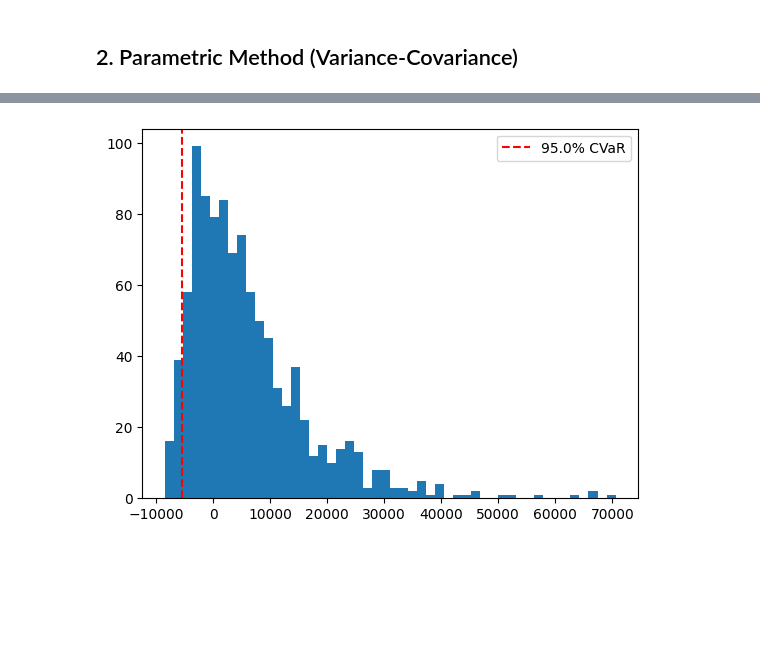
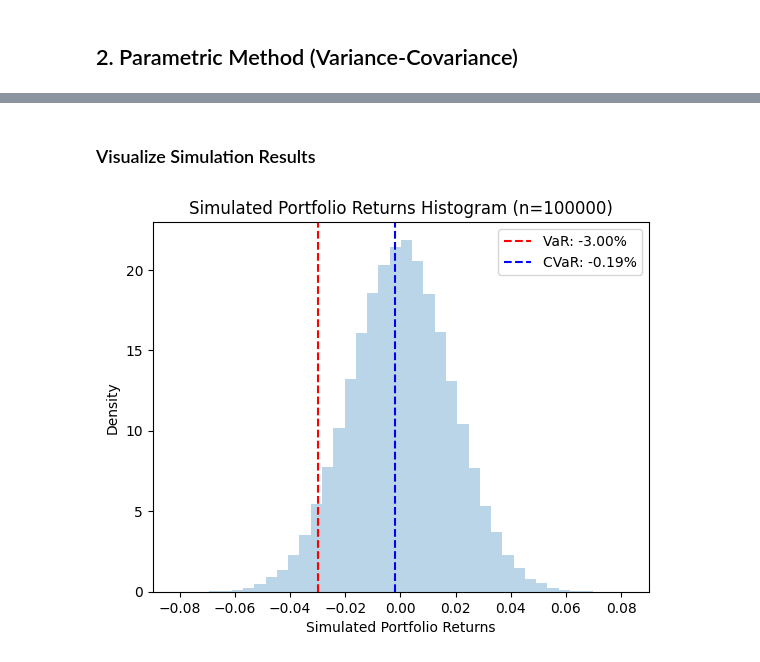
Before and after one commit to caesarw0/CVAR_analysis, a Jupyter notebook: VAR_CVAR_simple.ipynb, the cells around one changed output, grey strips where cells are left out. Drawn from its saved outputs; the diff is of its cells as text; code cells hidden in the pictures; blank space fills up the shorter version.

Commit message:
add md & clean code & remove code 4 simulation

```diff
--- a/VAR_CVAR_simple.ipynb
+++ b/VAR_CVAR_simple.ipynb
@@ -143,5 +153,5 @@ Portfolio CVaR (95%): 0.034081512908547745
 # %%
-# Calculate daily returns
+# Obtain daily returns
 returns = df.pct_change()
 
 # Calculate mean and covariance matrix of returns
@@ -153,13 +163,13 @@ num_simulations = 100000
 simulated_returns = np.random.multivariate_normal(mean_returns, cov_matrix, num_simulations)
 
 # Calculate simulated portfolio returns
-weights = np.array([.25, .3, .15, .3])
-simulated_portfolio_returns = np.dot(simulated_returns, weights)
+weights = np.full((4), 0.25)
+simulated_portfolio_returns = np.dot(simulated_returns, weights) # weighted sum
 
 # Calculate VaR and CVaR using Monte Carlo method
 confidence_level = 0.95
-var = -1 * np.percentile(simulated_portfolio_returns, 100 - confidence_level * 100)
-cvar = -1 * np.mean(simulated_portfolio_returns[simulated_portfolio_returns <= -var])
+var = np.percentile(simulated_portfolio_returns, 100 - confidence_level * 100)
+cvar = np.mean(simulated_portfolio_returns[simulated_portfolio_returns <= -var])
 
 print(f"VaR at {confidence_level} confidence level: {var:.2%}")
 print(f"CVaR at {confidence_level} confidence level: {cvar:.2%}")
@@ -194,9 +179,16 @@ final_investment_value = initial_investment * cumulative_returns[-1, :]
-# %%
-cvar = np.percentile(final_investment_value - initial_investment, (1-confidence_level)*100)
-# %%
-plt.hist(final_investment_value - initial_investment, bins=50)
-plt.axvline(x=cvar, color='r', linestyle='--', label=f'{confidence_level*100}% CVaR')
-plt.legend()
-plt.show()
-# %% [output]
-[figure, removed]
+# %% [markdown]
+### Visualize Simulation Results
+# %%
+plt.hist(simulated_portfolio_returns, bins=40, density=True, alpha=0.3)
+
+# Add VAR CVAR to the histogram
+plt.axvline(x=var, color='red', linestyle='--', label=f"VaR: {var:.2%}")
+plt.axvline(x=cvar, color='blue', linestyle='--', label=f"CVaR: {cvar:.2%}")
+
+plt.legend()
+plt.xlabel("Simulated Portfolio Returns")
+plt.ylabel("Density")
+plt.title(f"Simulated Portfolio Returns Histogram (n={num_simulations})")
+plt.show()
+# %% [output]
+[figure, added]
```
Also changed, not shown: parts of 29 cells of this notebook.
